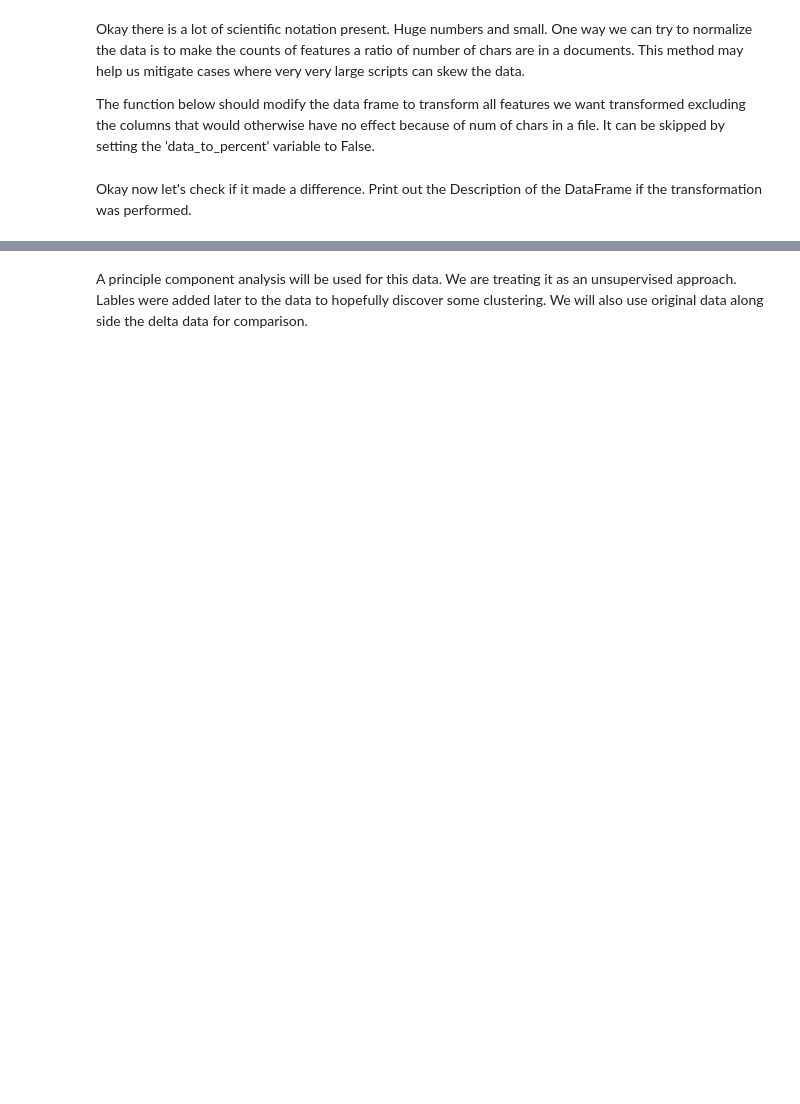
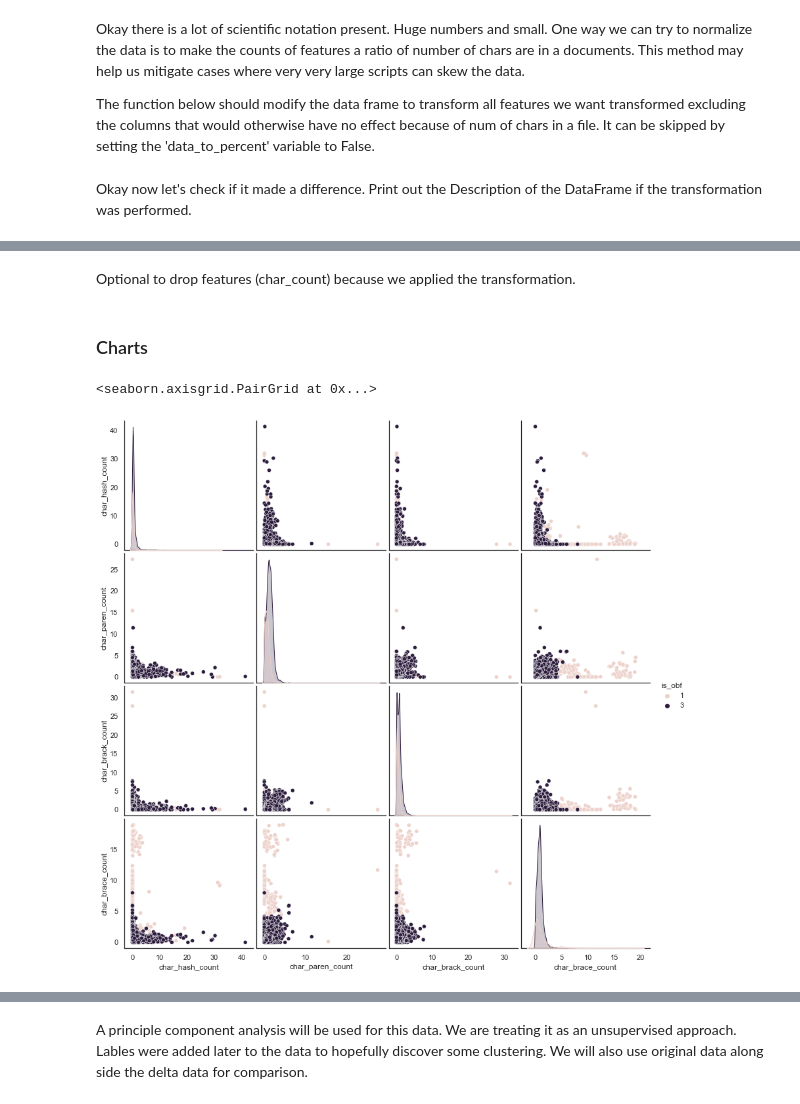
Before and after one commit to bx-lr/ps_obf_ml, a Jupyter notebook: labs/rh_data_modeling.ipynb, the cells around one changed output, grey strips where cells are left out. Saved outputs shown, nothing was run; the diff lists cells and outputs as text; code cells hidden in the pictures; blank space fills up the shorter version.

```diff
--- a/labs/rh_data_modeling.ipynb
+++ b/labs/rh_data_modeling.ipynb
@@ -244,0 +263,17 @@ delta_data_df.describe()
+# %% [markdown]
+Optional to drop features (char_count) because we applied the transformation.
+# %%
+drop_features_delta = True
+
+if data_to_percent:
+    if drop_features_delta:
+        delta_data_df.drop('doc_char_count', axis=1, inplace=True)
+# %% [markdown]
+### Charts
+# %%
+# Pair Plots
+sample = delta_data_df.loc[:, :'char_brace_count']
+sns.pairplot(sample, hue="is_obf", height=3)
+# %% [output]
+<seaborn.axisgrid.PairGrid at 0x...>
+[figure, added]
```
Also changed, not shown: parts of 18 cells of this notebook.
